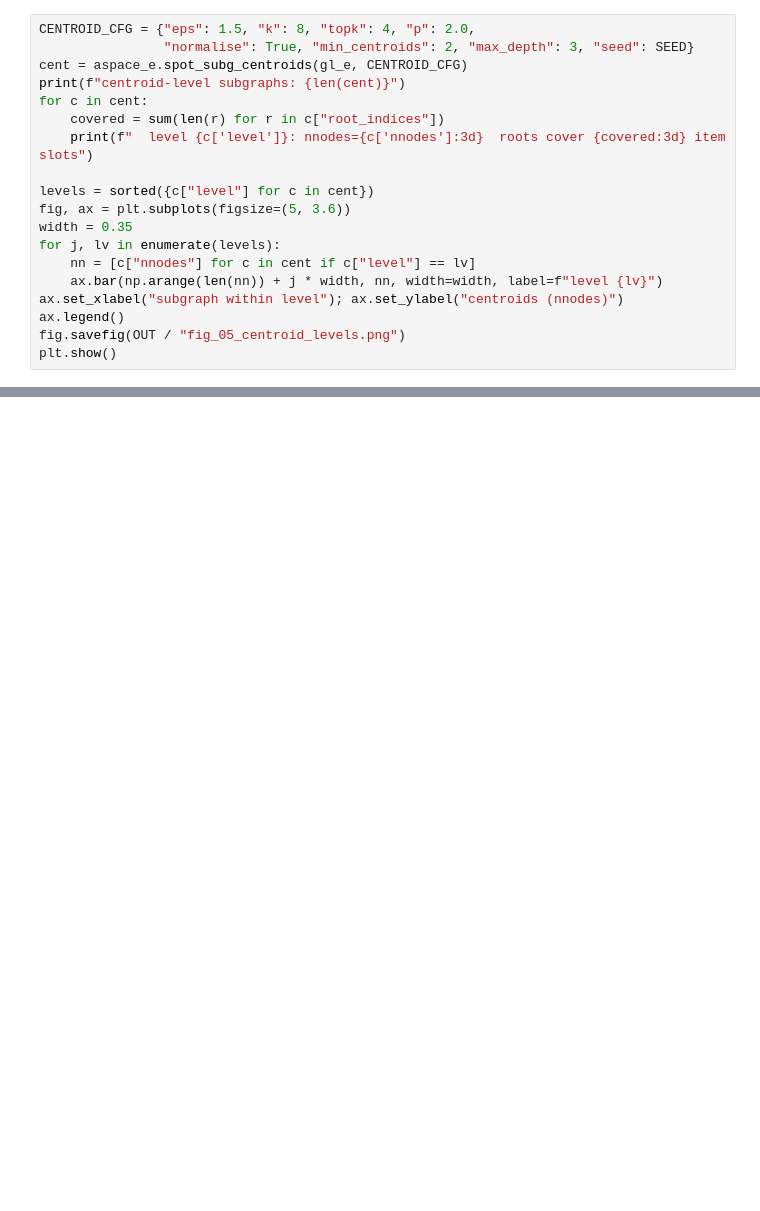
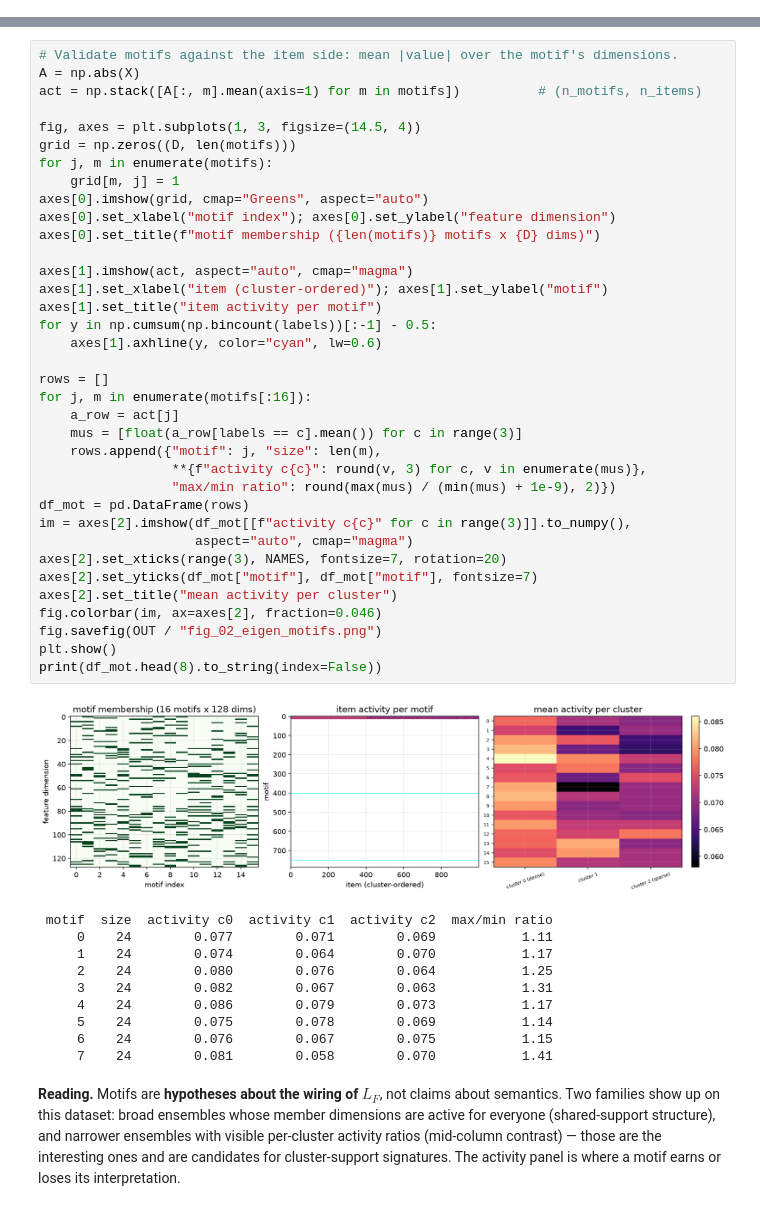
Before and after one commit to tuned-org-uk/arrowspace-analysis, a Jupyter notebook: arrowspace-base-use/02__motives_api.ipynb, the cells around one changed output, grey strips where cells are left out. Drawn from its saved outputs; the diff is of its cells as text; blank space fills up the shorter version.

```diff
--- a/arrowspace-base-use/02__motives_api.ipynb
+++ b/arrowspace-base-use/02__motives_api.ipynb
@@ -297,19 +0,0 @@ all retained sets have |rayleigh| <= 2e-16 — zero-cut sets at float precision
-# %%
-CENTROID_CFG = {"eps": 1.5, "k": 8, "topk": 4, "p": 2.0,
-                "normalise": True, "min_centroids": 2, "max_depth": 3, "seed": SEED}
-cent = aspace_e.spot_subg_centroids(gl_e, CENTROID_CFG)
-print(f"centroid-level subgraphs: {len(cent)}")
-for c in cent:
-    covered = sum(len(r) for r in c["root_indices"])
-    print(f"  level {c['level']}: nnodes={c['nnodes']:3d}  roots cover {covered:3d} item slots")
-
-levels = sorted({c["level"] for c in cent})
-fig, ax = plt.subplots(figsize=(5, 3.6))
-width = 0.35
-for j, lv in enumerate(levels):
-    nn = [c["nnodes"] for c in cent if c["level"] == lv]
-    ax.bar(np.arange(len(nn)) + j * width, nn, width=width, label=f"level {lv}")
-ax.set_xlabel("subgraph within level"); ax.set_ylabel("centroids (nnodes)")
-ax.legend()
-fig.savefig(OUT / "fig_05_centroid_levels.png")
-plt.show()
@@ -390,0 +135,54 @@ re-run with a seed sweep before trusting motif counts quantitatively.
+# %%
+# Validate motifs against the item side: mean |value| over the motif's dimensions.
+A = np.abs(X)
+act = np.stack([A[:, m].mean(axis=1) for m in motifs])          # (n_motifs, n_items)
+
+fig, axes = plt.subplots(1, 3, figsize=(14.5, 4))
+grid = np.zeros((D, len(motifs)))
+for j, m in enumerate(motifs):
+    grid[m, j] = 1
+axes[0].imshow(grid, cmap="Greens", aspect="auto")
+axes[0].set_xlabel("motif index"); axes[0].set_ylabel("feature dimension")
+axes[0].set_title(f"motif membership ({len(motifs)} motifs x {D} dims)")
+
+axes[1].imshow(act, aspect="auto", cmap="magma")
+axes[1].set_xlabel("item (cluster-ordered)"); axes[1].set_ylabel("motif")
+axes[1].set_title("item activity per motif")
+for y in np.cumsum(np.bincount(labels))[:-1] - 0.5:
+    axes[1].axhline(y, color="cyan", lw=0.6)
+
+rows = []
+for j, m in enumerate(motifs[:16]):
+    a_row = act[j]
+    mus = [float(a_row[labels == c].mean()) for c in range(3)]
+    rows.append({"motif": j, "size": len(m),
+                 **{f"activity c{c}": round(v, 3) for c, v in enumerate(mus)},
+                 "max/min ratio": round(max(mus) / (min(mus) + 1e-9), 2)})
+df_mot = pd.DataFrame(rows)
+im = axes[2].imshow(df_mot[[f"activity c{c}" for c in range(3)]].to_numpy(),
+                    aspect="auto", cmap="magma")
+axes[2].set_xticks(range(3), NAMES, fontsize=7, rotation=20)
+axes[2].set_yticks(df_mot["motif"], df_mot["motif"], fontsize=7)
+axes[2].set_title("mean activity per cluster")
+fig.colorbar(im, ax=axes[2], fraction=0.046)
+fig.savefig(OUT / "fig_02_eigen_motifs.png")
+plt.show()
+print(df_mot.head(8).to_string(index=False))
+# %% [output]
+[figure, added]
+ motif  size  activity c0  activity c1  activity c2  max/min ratio
+     0    24        0.077        0.071        0.069           1.11
+     1    24        0.074        0.064        0.070           1.17
+     2    24        0.080        0.076        0.064           1.25
+     3    24        0.082        0.067        0.063           1.31
+     4    24        0.086        0.079        0.073           1.17
+     5    24        0.075        0.078        0.069           1.14
+     6    24        0.076        0.067        0.075           1.15
+     7    24        0.081        0.058        0.070           1.41
+# %% [markdown]
+**Reading.** Motifs are **hypotheses about the wiring of $L_F$**, not claims about
+semantics. Two families show up on this dataset: broad ensembles whose member dimensions
+are active for everyone (shared-support structure), and narrower ensembles with visible
+per-cluster activity ratios (mid-column contrast) — those are the interesting ones and are
+candidates for cluster-support signatures. The activity panel is where a motif earns or
+loses its interpretation.
```
Also changed, not shown: parts of 47 cells of this notebook, 24 other files.
